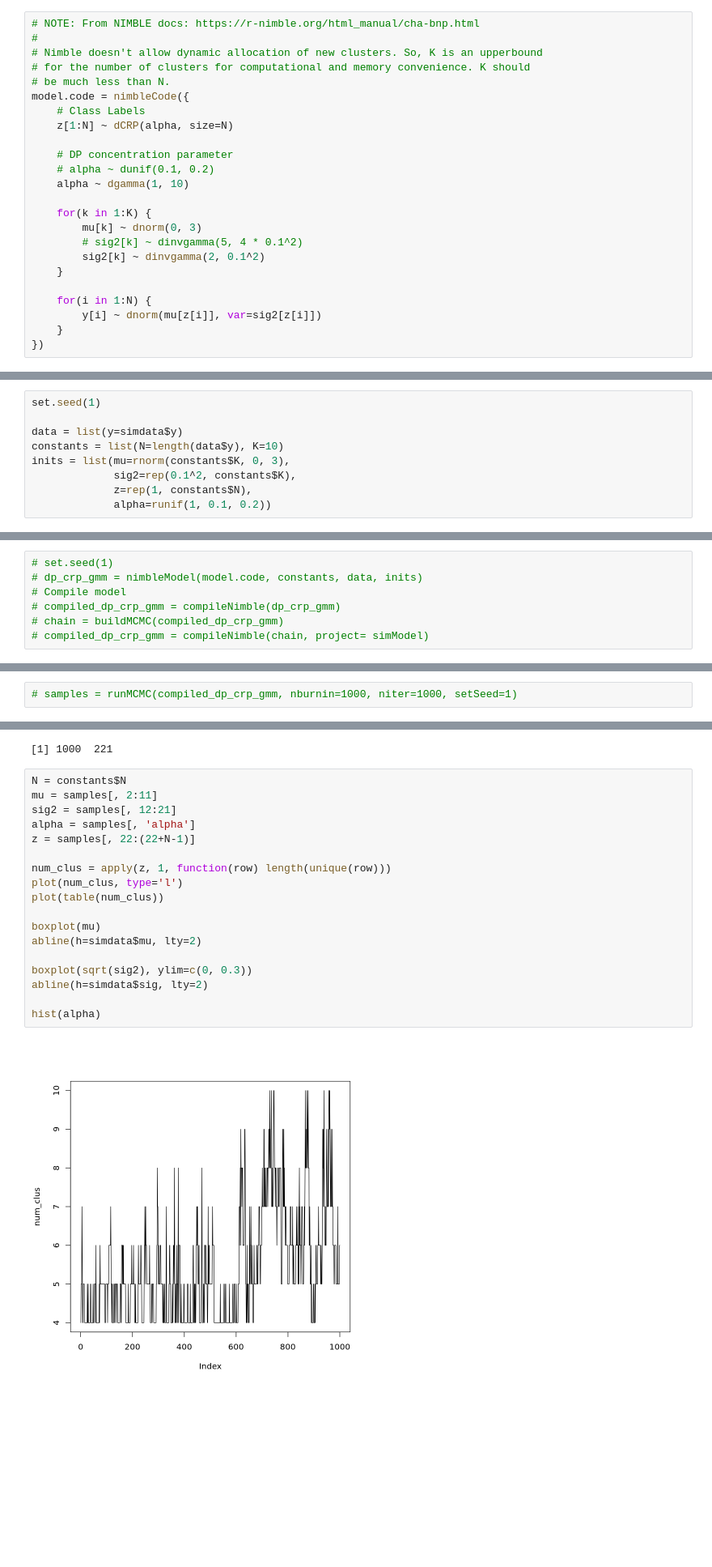
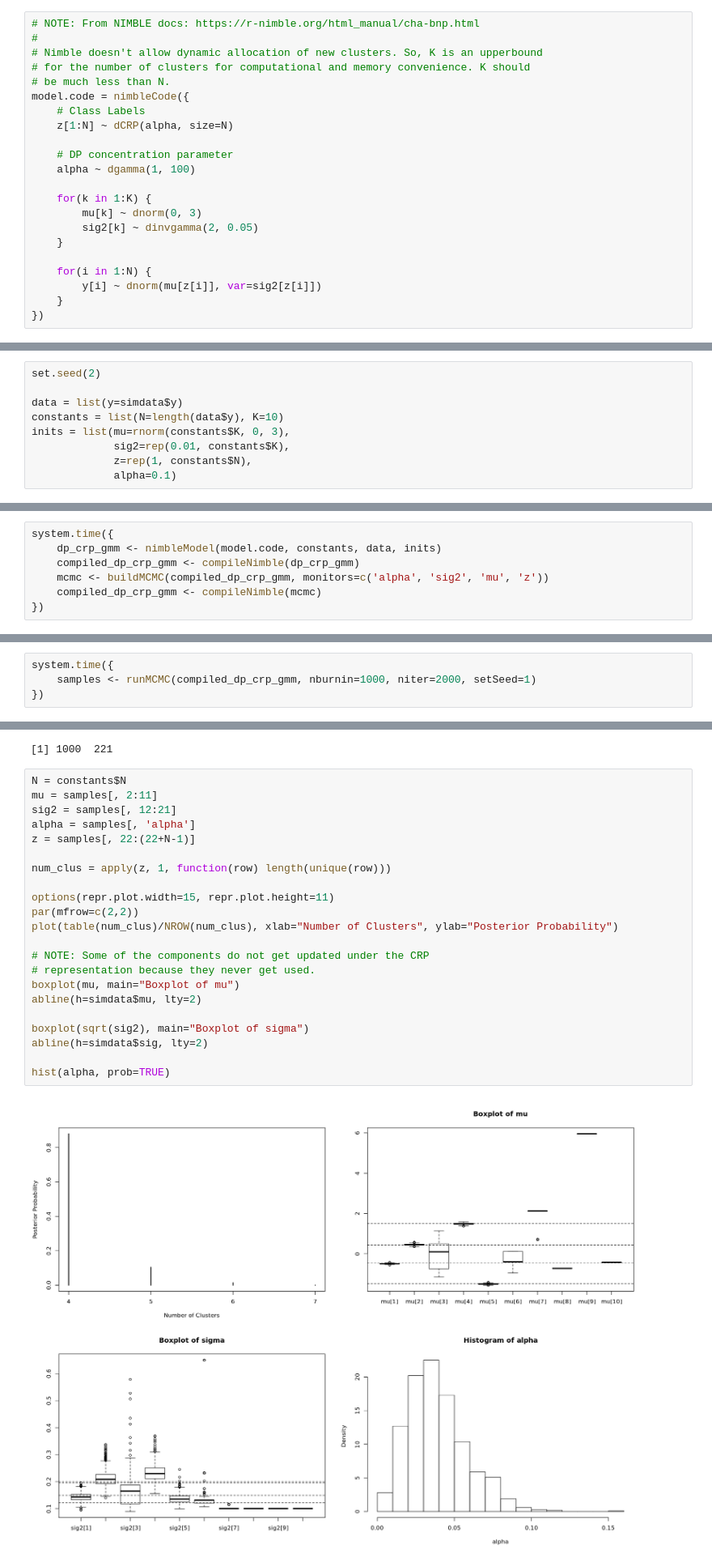
Before and after one commit to luiarthur/TuringBnpBenchmarks, a Jupyter notebook: src/dp-gmm/notebooks/dp_crp_gmm_nimble.ipynb, the cells around one changed output, grey strips where cells are left out. Shown at 81% size. Saved outputs shown, nothing was run; the diff lists cells and outputs as text; blank space fills up the shorter version.

Commit message:
need to rerun gmm with new data

```diff
--- a/src/dp-gmm/notebooks/dp_crp_gmm_nimble.ipynb
+++ b/src/dp-gmm/notebooks/dp_crp_gmm_nimble.ipynb
@@ -39,13 +43,11 @@ model.code = nimbleCode({
     z[1:N] ~ dCRP(alpha, size=N)
 
     # DP concentration parameter
-    # alpha ~ dunif(0.1, 0.2)
-    alpha ~ dgamma(1, 10)
+    alpha ~ dgamma(1, 100)
 
     for(k in 1:K) {
         mu[k] ~ dnorm(0, 3)
-        # sig2[k] ~ dinvgamma(5, 4 * 0.1^2)
-        sig2[k] ~ dinvgamma(2, 0.1^2)
+        sig2[k] ~ dinvgamma(2, 0.05)
     }
 
     for(i in 1:N) {
@@ -60,12 +62,12 @@ hist(simdata$y, breaks=30)
 # %% [output]
 [figure]
 # %%
-set.seed(1)
+set.seed(2)
 
 data = list(y=simdata$y)
 constants = list(N=length(data$y), K=10)
 inits = list(mu=rnorm(constants$K, 0, 3),
-             sig2=rep(0.1^2, constants$K),
+             sig2=rep(0.01, constants$K),
              z=rep(1, constants$N),
-             alpha=runif(1, 0.1, 0.2))
+             alpha=0.1)
 # %%
@@ -101,7 +102,7 @@ running chain 1...
 # %%
-# set.seed(1)
-# dp_crp_gmm = nimbleModel(model.code, constants, data, inits)
-# Compile model
-# compiled_dp_crp_gmm = compileNimble(dp_crp_gmm)
-# chain = buildMCMC(compiled_dp_crp_gmm)
-# compiled_dp_crp_gmm = compileNimble(chain, project= simModel)
+system.time({
+    dp_crp_gmm <- nimbleModel(model.code, constants, data, inits)
+    compiled_dp_crp_gmm <- compileNimble(dp_crp_gmm)
+    mcmc <- buildMCMC(compiled_dp_crp_gmm, monitors=c('alpha', 'sig2', 'mu', 'z'))
+    compiled_dp_crp_gmm <- compileNimble(mcmc)
+})
@@ -108,2 +145,4 @@ running chain 1...
 # %%
-# samples = runMCMC(compiled_dp_crp_gmm, nburnin=1000, niter=1000, setSeed=1)
+system.time({
+    samples <- runMCMC(compiled_dp_crp_gmm, nburnin=1000, niter=2000, setSeed=1)
+})
@@ -132,20 +177,24 @@ dim(samples)
 # %%
 N = constants$N
 mu = samples[, 2:11]
 sig2 = samples[, 12:21]
 alpha = samples[, 'alpha']
 z = samples[, 22:(22+N-1)]
 
 num_clus = apply(z, 1, function(row) length(unique(row)))
-plot(num_clus, type='l')
-plot(table(num_clus))
 
-boxplot(mu)
+options(repr.plot.width=15, repr.plot.height=11)
+par(mfrow=c(2,2))
+plot(table(num_clus)/NROW(num_clus), xlab="Number of Clusters", ylab="Posterior Probability")
+
+# NOTE: Some of the components do not get updated under the CRP
+# representation because they never get used.
+boxplot(mu, main="Boxplot of mu")
 abline(h=simdata$mu, lty=2)
 
-boxplot(sqrt(sig2), ylim=c(0, 0.3))
+boxplot(sqrt(sig2), main="Boxplot of sigma")
 abline(h=simdata$sig, lty=2)
 
-hist(alpha)
+hist(alpha, prob=TRUE)
 # %% [output]
-[figure, old version]
+[figure, new version]
```
Also changed, not shown: parts of 5 cells of this notebook, 6 other files.
